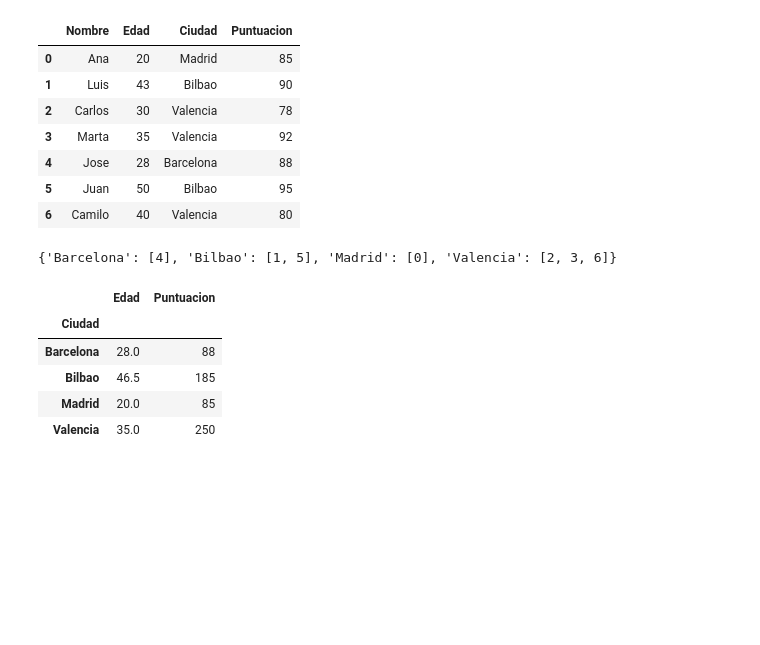
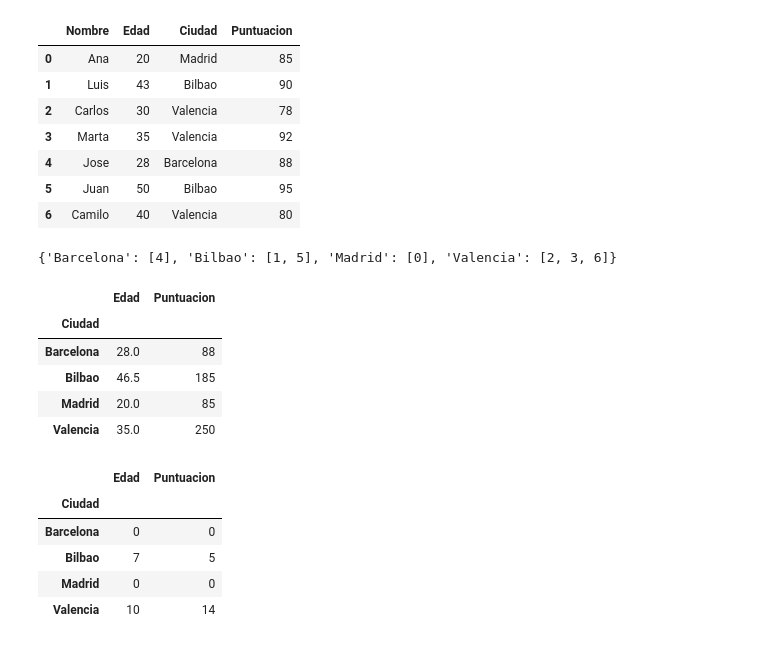
Before and after one commit to lflondo/PythonAnalisisDatos, a Jupyter notebook: AnalisisDatos.ipynb, the cells around one changed output. Drawn from its saved outputs; the diff is of its cells as text; code cells hidden in the pictures; blank space fills up the shorter version.

```diff
--- a/AnalisisDatos.ipynb
+++ b/AnalisisDatos.ipynb
@@ -274,3 +274,23 @@ aggregated_data
 | Bilbao | 46.5 | 185 |
 | Madrid | 20.0 | 85 |
 | Valencia | 35.0 | 250 |
+# %%
+#Definir una funcion de agregacion personalizada
+
+def rango(series):
+    return series.max()- series.min()
+#aplicacion de la logica agg por grupo
+aggregated_data_custom = groupped.agg(
+    {
+        "Edad": rango,
+        "Puntuacion": rango
+    }
+)
+aggregated_data_custom
+# %% [output]
+|  | Edad | Puntuacion |
+| Ciudad |  |  |
+| Barcelona | 0 | 0 |
+| Bilbao | 7 | 5 |
+| Madrid | 0 | 0 |
+| Valencia | 10 | 14 |
```
